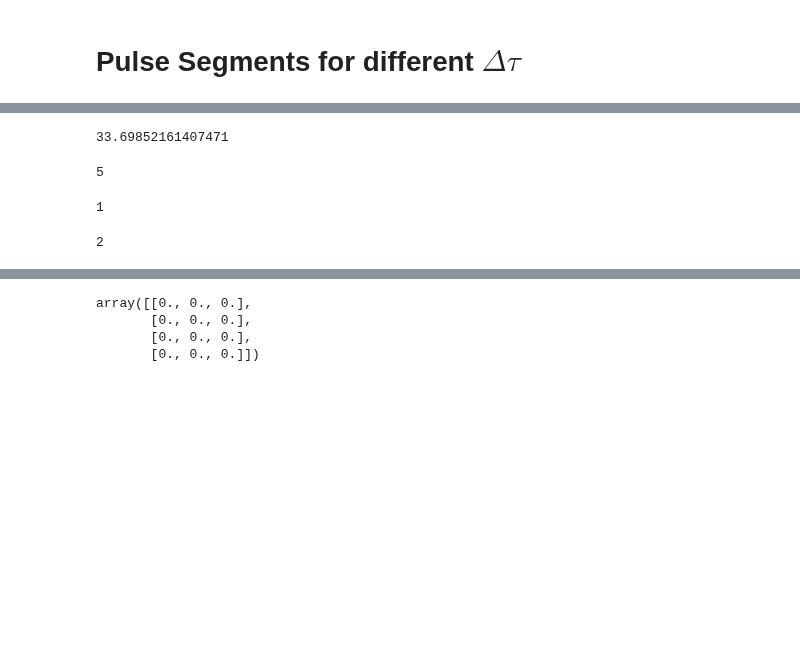
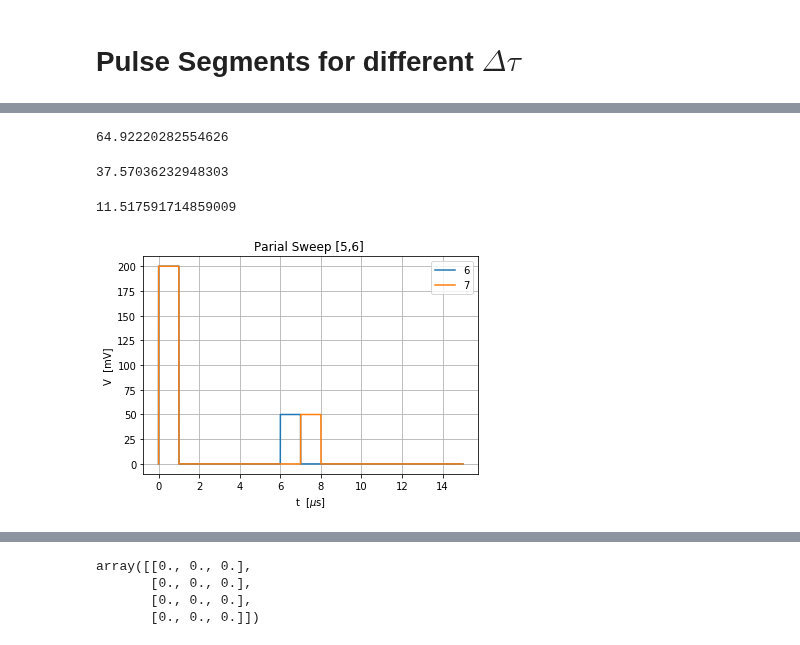
Before and after one commit to Holcan/STM, a Jupyter notebook: M8190/mechanicus.ipynb, the cells around one changed output, grey strips where cells are left out. Drawn from its saved outputs; the diff is of its cells as text; code cells hidden in the pictures; blank space fills up the shorter version.

```diff
--- a/M8190/mechanicus.ipynb
+++ b/M8190/mechanicus.ipynb
@@ -894,23 +888,52 @@ Framobo,ti = Tau(Pulses_List,5,10,625000)
 # %%
 start = time.time()
 
-obo,tom = Tau(Pulses_List,10,5,625000,0,10)
+obo,tom = Tau(Pulses_List,10,15,625000,0,10)
 #Data_Frames = TDF_CVS(obo,AWG_S1,'A')
 
 end = time.time()
 
 print(end - start)
 # %% [output]
-33.69852161407471
+64.92220282554626
-# %%
-aar[abs(5-10)]
-# %% [output]
-5
-# %%
-aar[-10]
-# %% [output]
-1
-# %%
-aar[1-10]
-# %% [output]
-2
+# %%
+start = time.time()
+
+obo2,tom = Tau(Pulses_List,10,15,625000,5,10)
+#Data_Frames = TDF_CVS(obo,AWG_S1,'A')
+
+end = time.time()
+
+print(end - start)
+# %% [output]
+37.57036232948303
+# %%
+start = time.time()
+
+obo3,tom = Tau(Pulses_List,10,15,625000,5,6)
+#Data_Frames = TDF_CVS(obo,AWG_S1,'A')
+
+end = time.time()
+
+print(end - start)
+# %% [output]
+11.517591714859009
+# %%
+fig,ax= plt.subplots()
+
+ax.grid(True)
+#plt.plot(tom,obo[4],label= '5')
+plt.plot(tom,obo3[0],label= '6')
+plt.plot(tom,obo3[1],label= '7')
+#plt.plot(tom,obo[7],label= '8')
+#plt.plot(tom,obo[8],label= '4')
+#plt.plot(tom,obo[9],label= '5')
+#plt.plot(tom,obo[10],label= '10')
+ax.set_ylabel('V  [mV]')
+ax.set_xlabel('t  [$\mu$s]')
+ax.set_title('Parial Sweep [5,6] ')
+ax.legend(loc=0)
+plt.show()
+#fig.savefig('Pulse_sweep_t=20',optimize=True,bbox_inches='tight')
+# %% [output]
+[figure, added]
```
Also changed, not shown: parts of 6 cells of this notebook, 1 other file.
